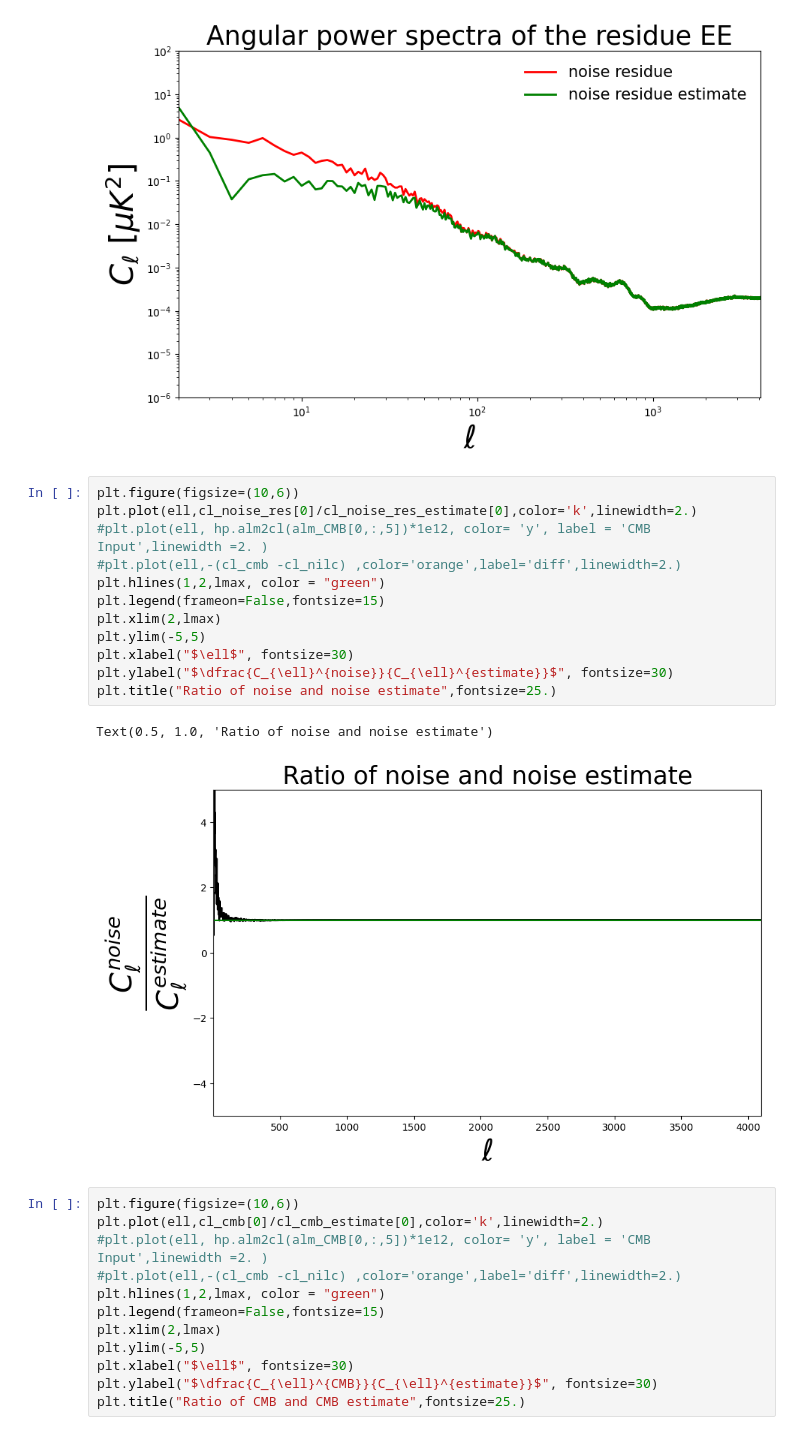
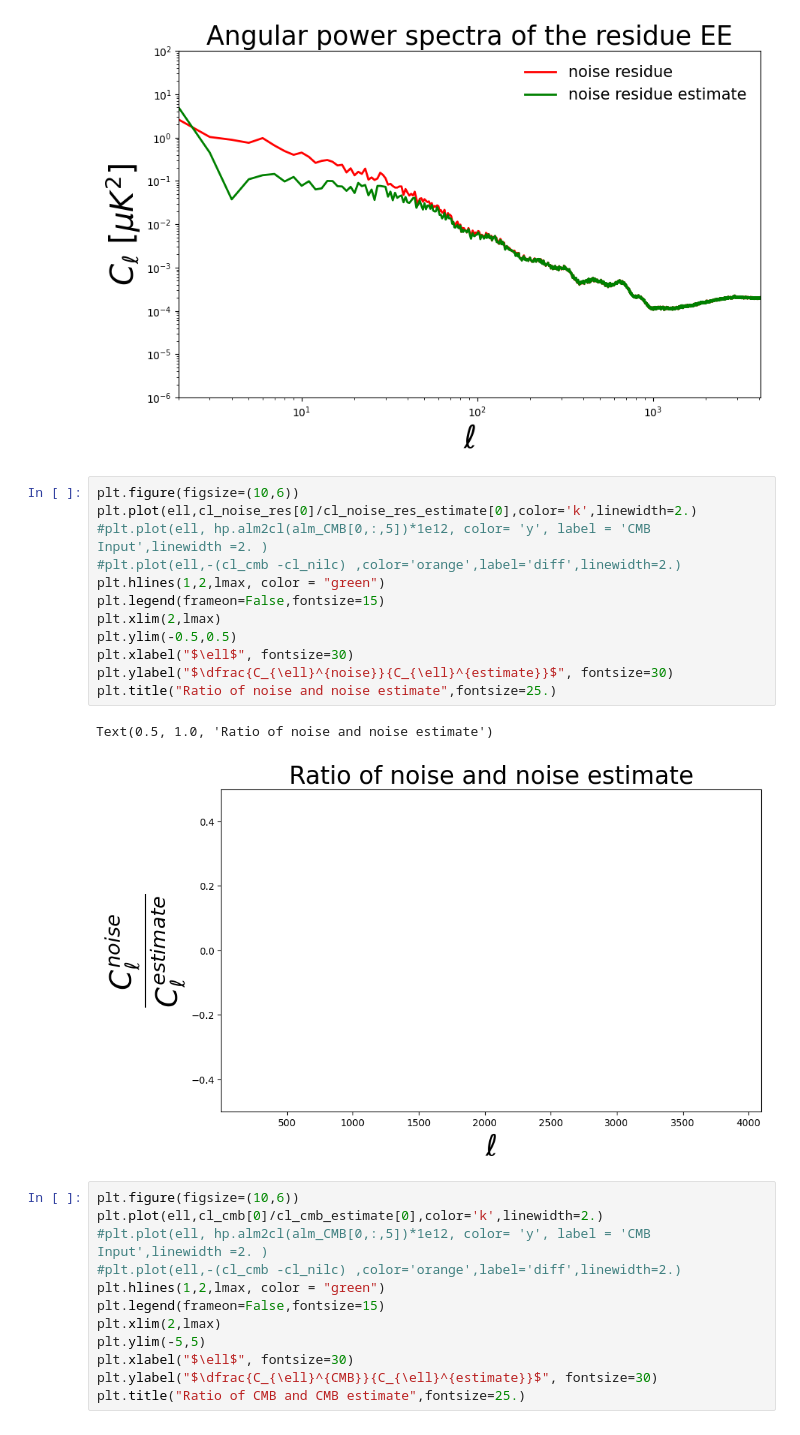
Before and after one commit to sijil-jose/broom, a Jupyter notebook: tutorials/Broom_npipe_2048.ipynb, the cells around one changed output. Drawn from its saved outputs; the diff is of its cells as text.

```diff
--- a/tutorials/Broom_npipe_2048.ipynb
+++ b/tutorials/Broom_npipe_2048.ipynb
@@ -394,18 +394,18 @@ Text(0.5, 1.0, 'Angular power spectra of the residue EE')
 # %%
 plt.figure(figsize=(10,6))
 plt.plot(ell,cl_noise_res[0]/cl_noise_res_estimate[0],color='k',linewidth=2.)
 #plt.plot(ell, hp.alm2cl(alm_CMB[0,:,5])*1e12, color= 'y', label = 'CMB Input',linewidth =2. )
 #plt.plot(ell,-(cl_cmb -cl_nilc) ,color='orange',label='diff',linewidth=2.)
 plt.hlines(1,2,lmax, color = "green")
 plt.legend(frameon=False,fontsize=15)
 plt.xlim(2,lmax)
-plt.ylim(-5,5)
+plt.ylim(-0.5,0.5)
 plt.xlabel("$\ell$", fontsize=30)
 plt.ylabel("$\dfrac{C_{\ell}^{noise}}{C_{\ell}^{estimate}}$", fontsize=30)
 plt.title("Ratio of noise and noise estimate",fontsize=25.)
 # %% [output]
 Text(0.5, 1.0, 'Ratio of noise and noise estimate')
-[figure, old version]
+[figure, new version]
 # %%
 plt.figure(figsize=(10,6))
 plt.plot(ell,cl_cmb[0]/cl_cmb_estimate[0],color='k',linewidth=2.)
```
